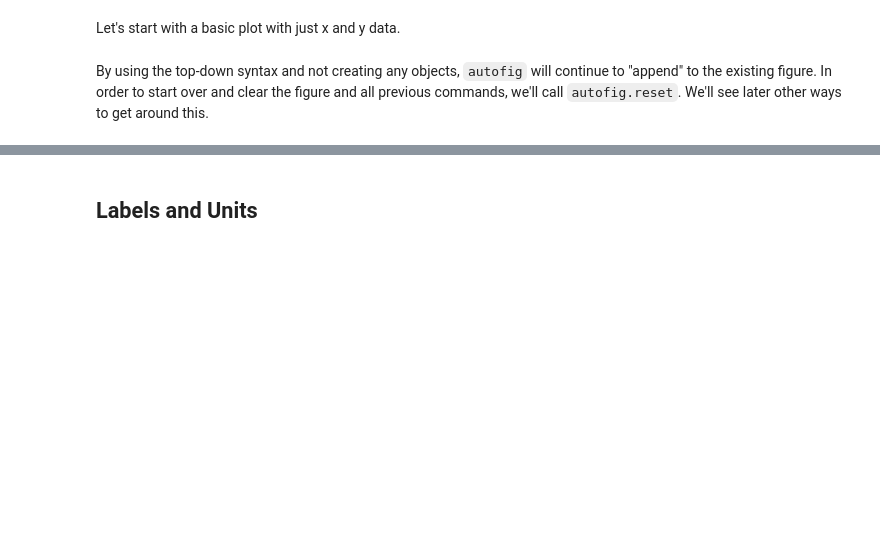
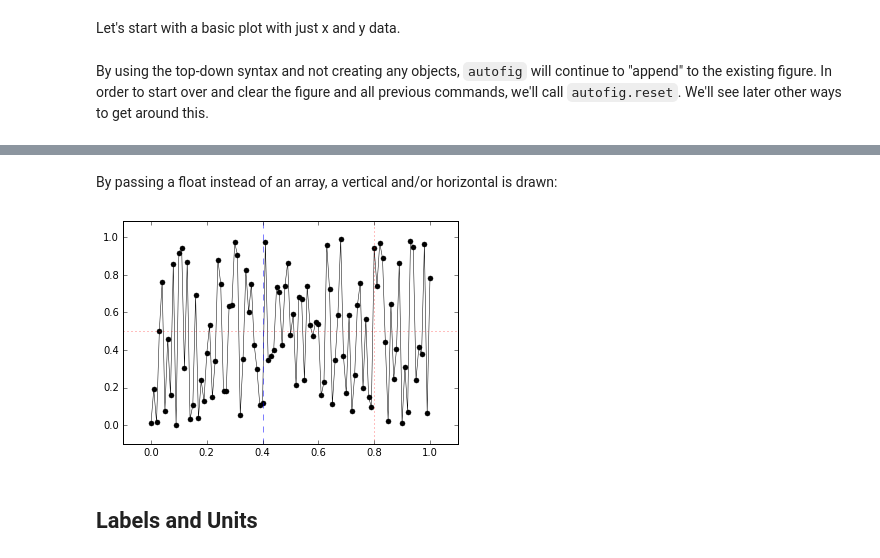
Before and after one commit to kecnry/autofig, a Jupyter notebook: examples/autofig_basics.ipynb, the cells around one changed output, grey strips where cells are left out. Drawn from its saved outputs; the diff is of its cells as text; code cells hidden in the pictures; blank space fills up the shorter version.

Commit message:
support for axvline/axhline by passing float to x and/or y, respectively
x=float, y=float will plot BOTH axhline and axvline

```diff
--- a/examples/autofig_basics.ipynb
+++ b/examples/autofig_basics.ipynb
@@ -40,3 +40,12 @@ autofig.plot(x=x, y=y, show=True)
+# %% [markdown]
+By passing a float instead of an array, a vertical and/or horizontal is drawn:
+# %%
+autofig.reset()
+autofig.plot(x=x, y=y)
+autofig.plot(x=0.4)
+autofig.plot(x=0.8, y=0.5, show=True)
+# %% [output]
+[figure, added]
 # %% [markdown]
 ## Labels and Units
 # %% [markdown]
```
Also changed, not shown: parts of 1 cell of this notebook, 2 other files.
